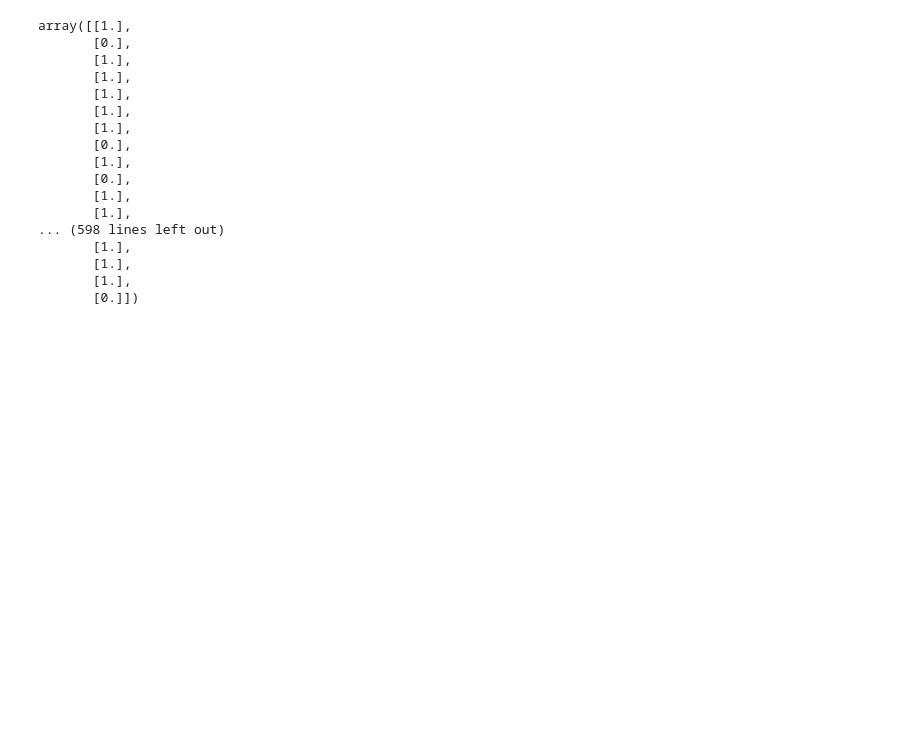
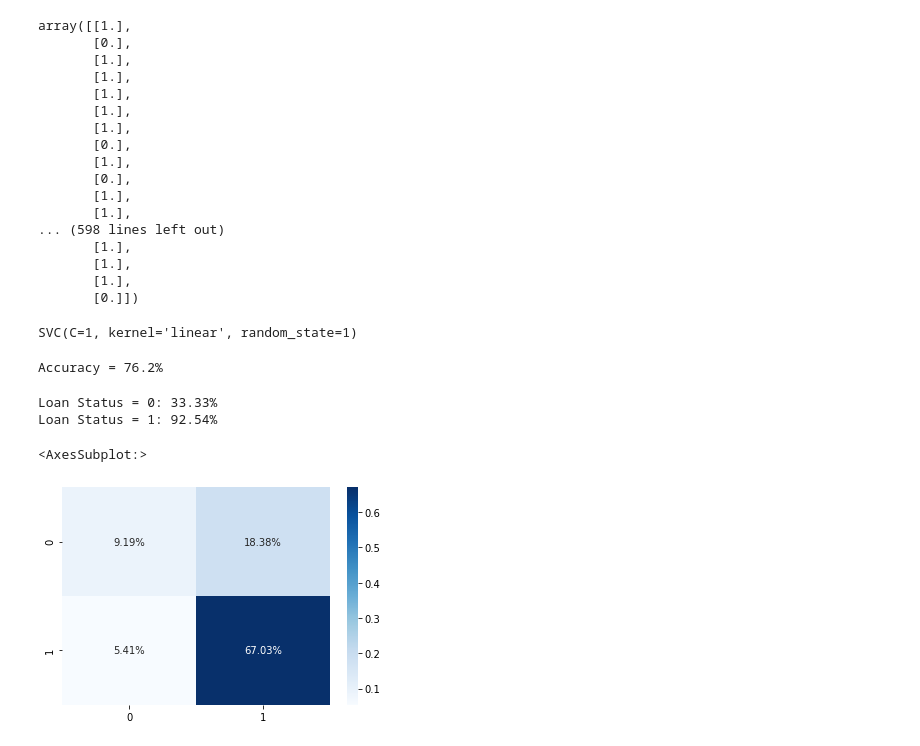
Before and after one commit to wessware/credit_worth_evaluation_ML_modelling, a Jupyter notebook: models/svm_single_instance_prediction.ipynb, the cells around one changed output. Saved outputs shown, nothing was run; the diff lists cells and outputs as text; code cells hidden in the pictures; blank space fills up the shorter version.

```diff
--- a/models/svm_single_instance_prediction.ipynb
+++ b/models/svm_single_instance_prediction.ipynb
@@ -262,4 +263,28 @@ array([[1.],
        [1.],
        [0.]])
 # %%
-X_train, X_test, y_train, y_test = train_test_split(x, y, test_size=0.3,random_state=30)
+x_train, x_test, y_train, y_test = train_test_split(x, y, test_size=0.3,random_state=30)
+# %%
+svm = SVC(kernel= 'linear', C=1, random_state=1 )
+svm.fit(x_train, y_train)
+# %% [output]
+SVC(C=1, kernel='linear', random_state=1)
+# %%
+y_pred = svm.predict(x_test)
+accuracy = accuracy_score(y_test, y_pred)
+print('Accuracy = {:.1f}%'.format(accuracy*100))
+# %% [output]
+Accuracy = 76.2%
+# %%
+confusion = confusion_matrix(y_test, y_pred)
+scores = confusion.diagonal() / confusion.sum(axis = 1) * 100
+print('Loan Status = 0: {:.2f}%'.format(scores[0]))
+print('Loan Status = 1: {:.2f}%'.format(scores[1]))
+# %% [output]
+Loan Status = 0: 33.33%
+Loan Status = 1: 92.54%
+# %%
+sns.heatmap(confusion/np.sum(confusion), annot=True, fmt='.2%', cmap='Blues')
+# %% [output]
+<AxesSubplot:>
+[figure, added]
```
Also changed, not shown: parts of 3 cells of this notebook.
